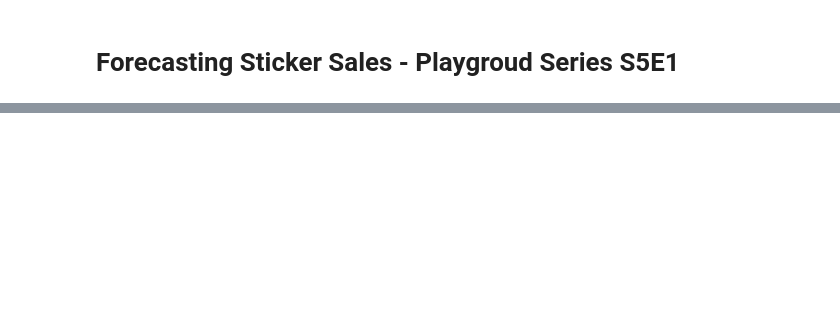
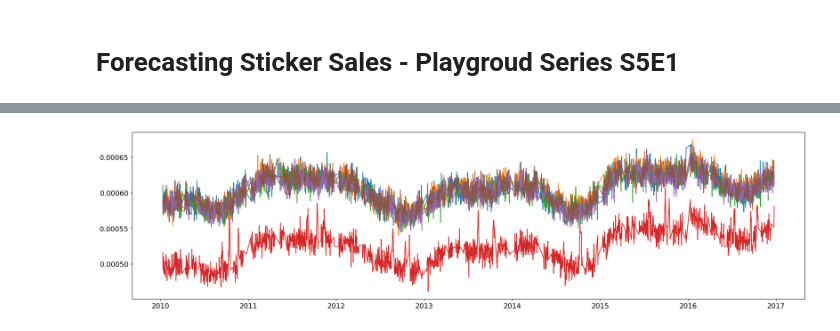
Before and after one commit to ChristopherIanPeck/kaggle-playground-series-s5, a Jupyter notebook: forecasting-sticker-sales-s5e1.ipynb, the cells around one changed output, grey strips where cells are left out. Saved outputs shown, nothing was run; the diff lists cells and outputs as text; code cells hidden in the pictures; blank space fills up the shorter version.

```diff
--- a/forecasting-sticker-sales-s5e1.ipynb
+++ b/forecasting-sticker-sales-s5e1.ipynb
@@ -214,0 +212,10 @@ Submission file created: submission.csv
+# %%
+fig = plt.figure(figsize=(24,6))
+data = pd.DataFrame()
+for n, country in enumerate(CFG.countries):
+    dt = df_holidays[(df_holidays.test == 0) & (df_holidays.country==country) & (df_holidays.holiday_response == 0)].groupby(['date']).total.median()
+    data[country]= dt
+    plt.plot(dt, label=country)
+data['median'] = data.median(axis=1)
+# %% [output]
+[figure, added]
```
Also changed, not shown: parts of 43 cells of this notebook.
